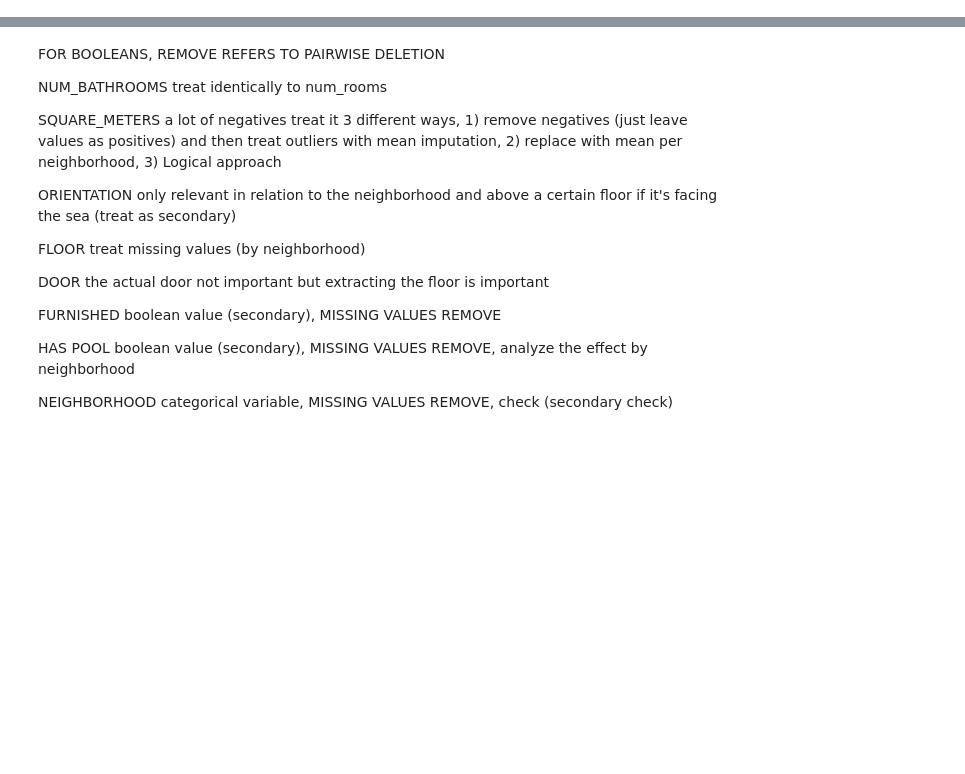
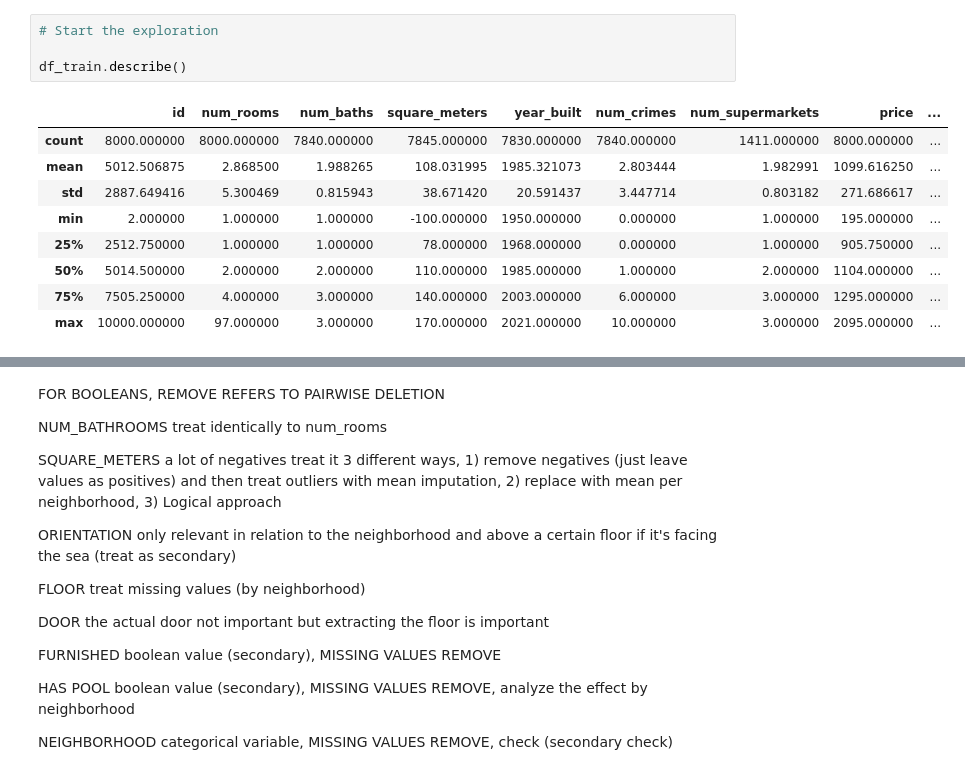
Before and after one commit to monbiote/Barcelona_Apartment_Price_Predictor, a Jupyter notebook: Sarria.ipynb, the cells around one changed output, grey strips where cells are left out. Saved outputs shown, nothing was run; the diff lists cells and outputs as text; blank space fills up the shorter version.

```diff
--- a/Sarria.ipynb
+++ b/Sarria.ipynb
@@ -52,0 +26,14 @@ NameError: name 'NUM_ROOMS' is not defined
+# %%
+# Start the exploration
+
+df_train.describe()
+# %% [output]
+|  | id | num_rooms | num_baths | square_meters | year_built | num_crimes | num_supermarkets | price | ... |
+| count | 8000.000000 | 8000.000000 | 7840.000000 | 7845.000000 | 7830.000000 | 7840.000000 | 1411.000000 | 8000.000000 | ... |
+| mean | 5012.506875 | 2.868500 | 1.988265 | 108.031995 | 1985.321073 | 2.803444 | 1.982991 | 1099.616250 | ... |
+| std | 2887.649416 | 5.300469 | 0.815943 | 38.671420 | 20.591437 | 3.447714 | 0.803182 | 271.686617 | ... |
+| min | 2.000000 | 1.000000 | 1.000000 | -100.000000 | 1950.000000 | 0.000000 | 1.000000 | 195.000000 | ... |
+| 25% | 2512.750000 | 1.000000 | 1.000000 | 78.000000 | 1968.000000 | 0.000000 | 1.000000 | 905.750000 | ... |
+| 50% | 5014.500000 | 2.000000 | 2.000000 | 110.000000 | 1985.000000 | 1.000000 | 2.000000 | 1104.000000 | ... |
+| 75% | 7505.250000 | 4.000000 | 3.000000 | 140.000000 | 2003.000000 | 6.000000 | 3.000000 | 1295.000000 | ... |
+| max | 10000.000000 | 97.000000 | 3.000000 | 170.000000 | 2021.000000 | 10.000000 | 3.000000 | 2095.000000 | ... |
```
Also changed, not shown: parts of 9 cells of this notebook, 1 other file.
